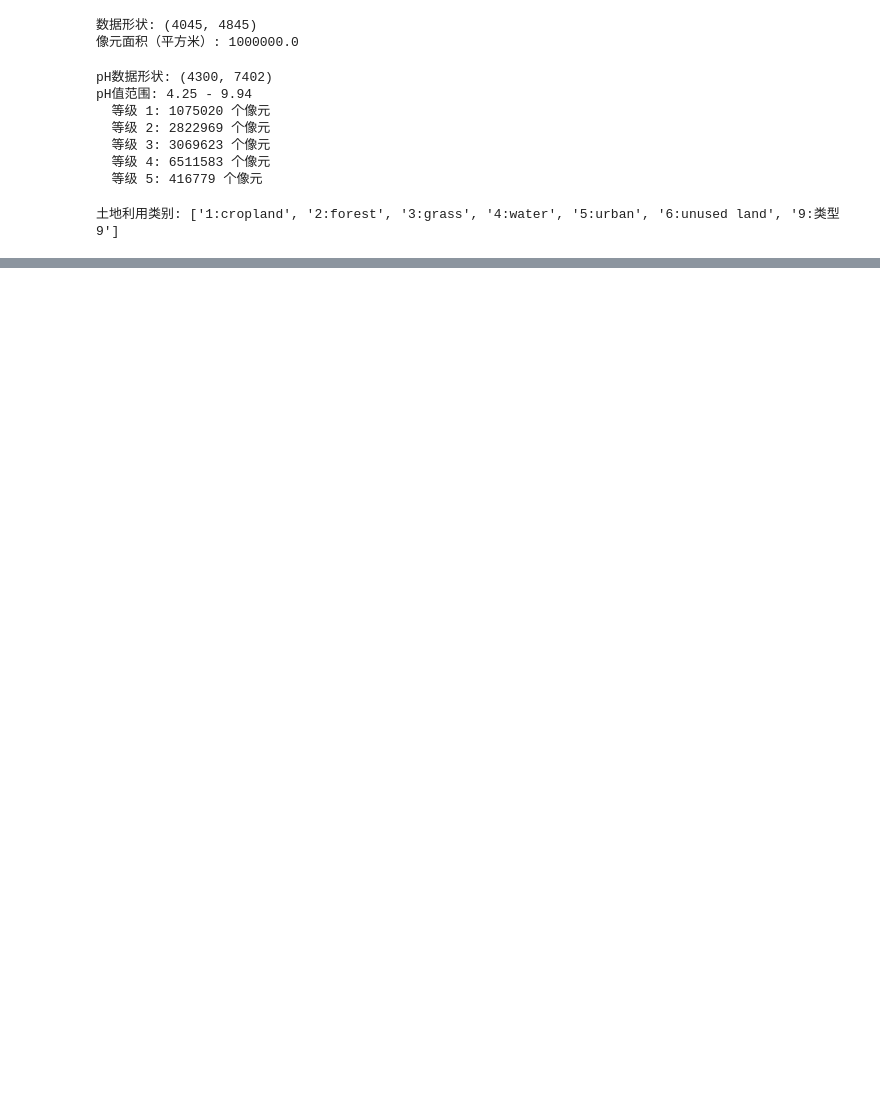
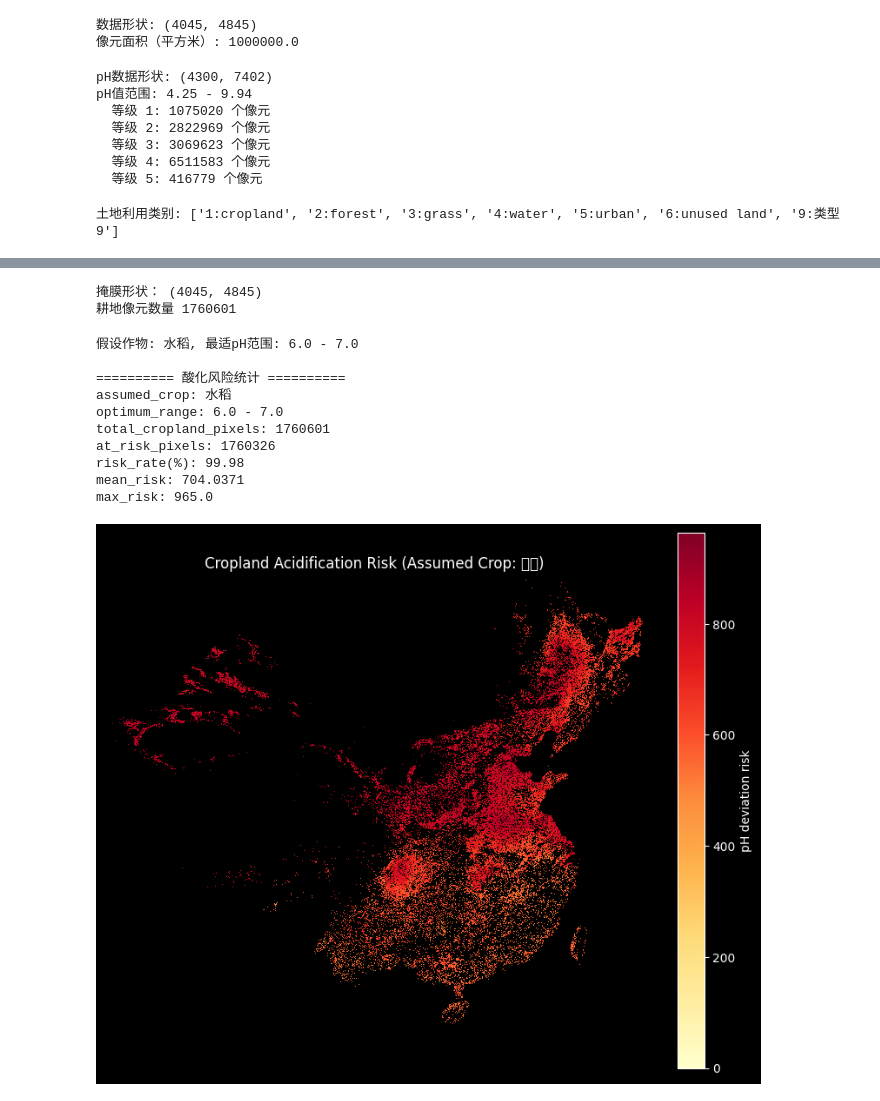
Before and after one commit to Duvetgit/soil_acid_risk, a Jupyter notebook: notebooks/analysis.ipynb, the cells around one changed output, grey strips where cells are left out. Cells and saved outputs as stored; diff of their text form; code cells hidden in the pictures; blank space fills up the shorter version.

```diff
--- a/notebooks/analysis.ipynb
+++ b/notebooks/analysis.ipynb
@@ -45,0 +203,60 @@ print("土地利用类别:", labels)
+# %%
+import numpy as np
+import sys
+sys.path.append(r"C:\projects\soil_acid_risk\src")
+from preprocessing import load_raster
+from risk_model import calc_acid_risk
+lu_path = r"C:\projects\soil_acid_risk\data\landuse_2023.tif"
+lu_data,_,_ = load_raster(lu_path)
+mask = calc_acid_risk(lu_data,None,None)
+print("掩膜形状：",mask.shape)
+print("耕地像元数量",np.sum(mask))
+# %% [output]
+掩膜形状： (4045, 4845)
+耕地像元数量 1760601
+# %%
+import sys
+sys.path.append(r'C:\projects\soil_acid_risk\src')
+import numpy as np
+import pandas as pd
+import matplotlib.pyplot as plt
+from preprocessing import load_raster
+from risk_model import calc_acid_risk
+
+# 1. 加载数据
+lu_path = r'C:\projects\soil_acid_risk\data\landuse_2023.tif'
+ph_path = r'C:\projects\soil_acid_risk\data\pH_aligned.tif'
+crop_path = r'C:\projects\soil_acid_risk\data\crop_ph.csv'
+
+lu_data, lu_transform, _ = load_raster(lu_path)
+ph_data, _, _ = load_raster(ph_path)
+crop_df = pd.read_csv(crop_path)
+
+# 2. 计算风险
+risk_array, stats = calc_acid_risk(lu_data, ph_data, crop_df, assumed_crop="水稻")
+
+print("\n========== 酸化风险统计 ==========")
+for k, v in stats.items():
+    print(f"{k}: {v}")
+
+# 3. 画热力图（只显示有风险的地方）
+plt.figure(figsize=(10, 8))
+# 把非耕地区域设为NaN，这样透明显示
+risk_show = np.where(~np.isnan(risk_array), risk_array, np.nan)
+plt.imshow(risk_show, cmap='YlOrRd', interpolation='nearest')
+plt.colorbar(label='pH deviation risk')
+plt.title('Cropland Acidification Risk (Assumed Crop: 水稻)')
+plt.axis('off')
+plt.show()
+# %% [output]
+假设作物: 水稻, 最适pH范围: 6.0 - 7.0
+
+========== 酸化风险统计 ==========
+assumed_crop: 水稻
+optimum_range: 6.0 - 7.0
+total_cropland_pixels: 1760601
+at_risk_pixels: 1760326
+risk_rate(%): 99.98
+mean_risk: 704.0371
+max_risk: 965.0
+[figure, added]
```
Also changed, not shown: parts of 6 cells of this notebook, 2 other files.
